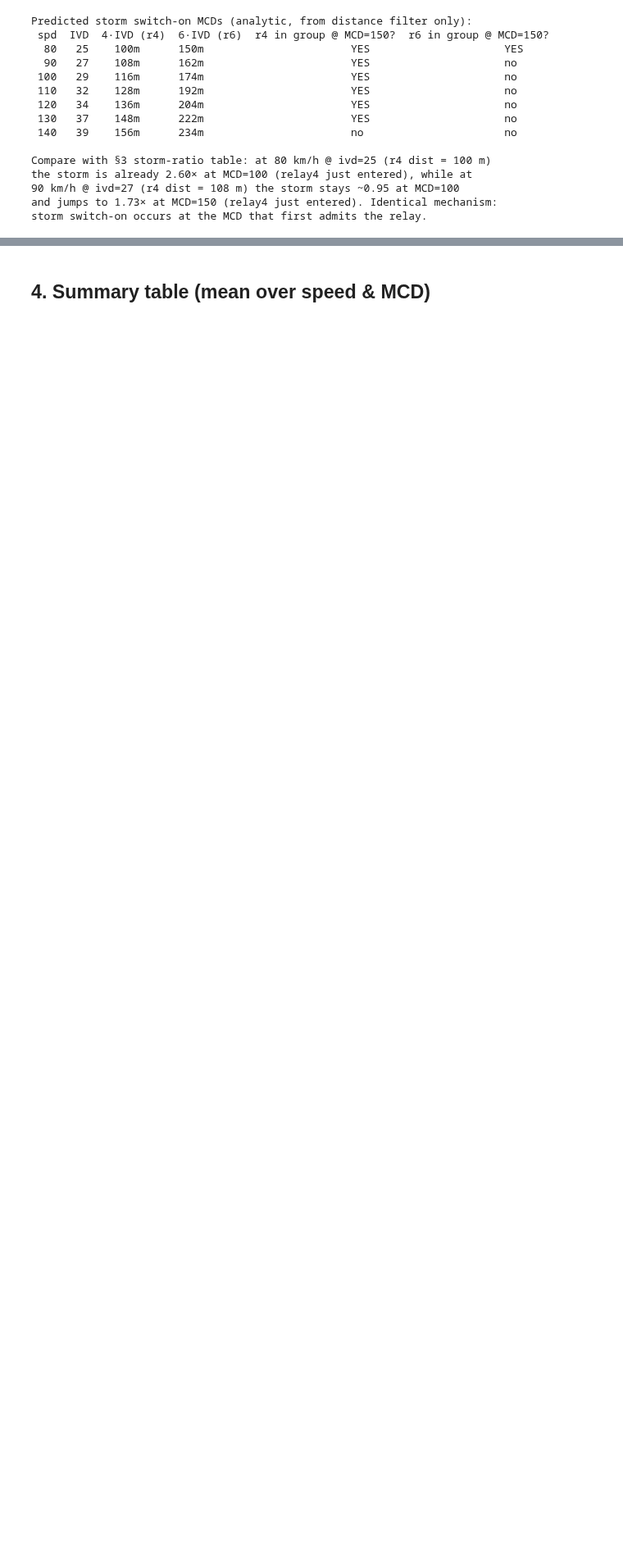
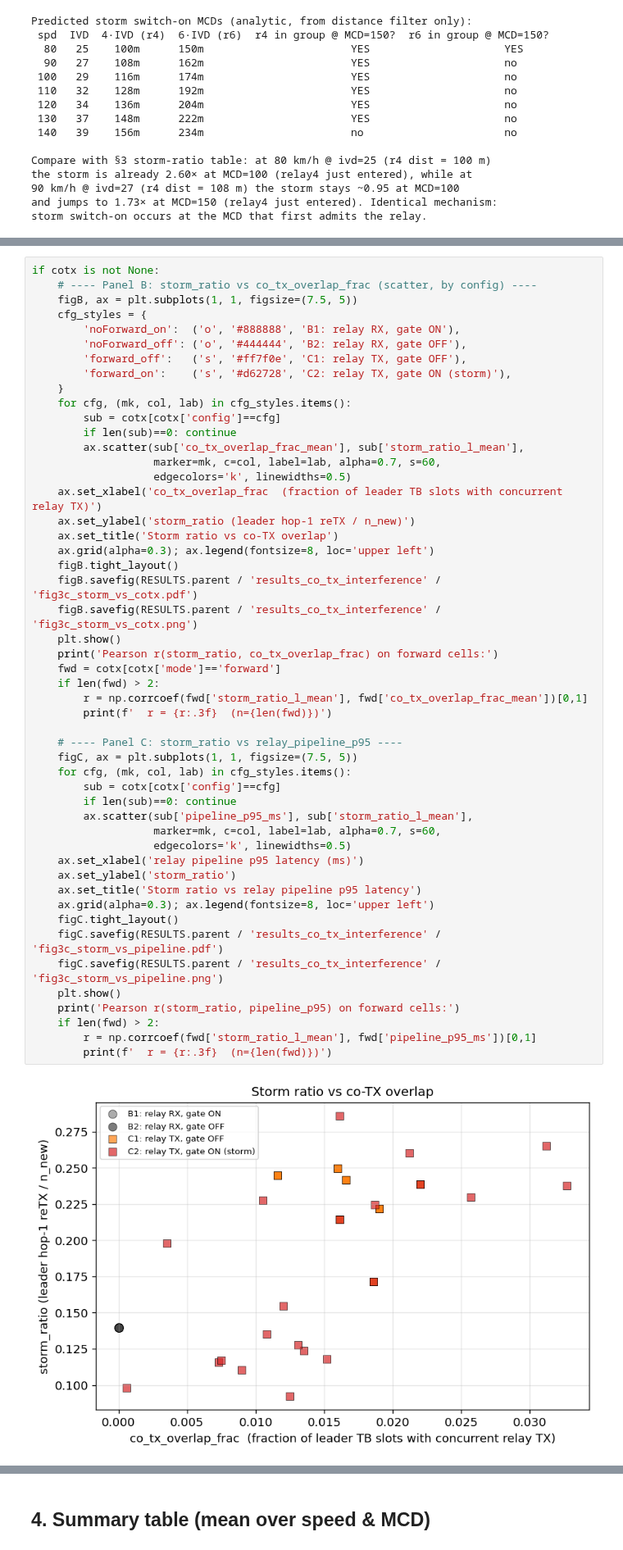
Before and after one commit to 0had0/groupcast-adaptation-ns3, a Jupyter notebook: scratch_overlay/relay_storm_eval/analysis.ipynb, the cells around one changed output, grey strips where cells are left out. Shown at 82% size. Drawn from its saved outputs; the diff is of its cells as text; blank space fills up the shorter version.

```diff
--- a/scratch_overlay/relay_storm_eval/analysis.ipynb
+++ b/scratch_overlay/relay_storm_eval/analysis.ipynb
@@ -578,0 +690,52 @@ storm switch-on occurs at the MCD that first admits the relay.
+# %%
+if cotx is not None:
+    # ---- Panel B: storm_ratio vs co_tx_overlap_frac (scatter, by config) ----
+    figB, ax = plt.subplots(1, 1, figsize=(7.5, 5))
+    cfg_styles = {
+        'noForward_on':  ('o', '#888888', 'B1: relay RX, gate ON'),
+        'noForward_off': ('o', '#444444', 'B2: relay RX, gate OFF'),
+        'forward_off':   ('s', '#ff7f0e', 'C1: relay TX, gate OFF'),
+        'forward_on':    ('s', '#d62728', 'C2: relay TX, gate ON (storm)'),
+    }
+    for cfg, (mk, col, lab) in cfg_styles.items():
+        sub = cotx[cotx['config']==cfg]
+        if len(sub)==0: continue
+        ax.scatter(sub['co_tx_overlap_frac_mean'], sub['storm_ratio_l_mean'],
+                   marker=mk, c=col, label=lab, alpha=0.7, s=60,
+                   edgecolors='k', linewidths=0.5)
+    ax.set_xlabel('co_tx_overlap_frac  (fraction of leader TB slots with concurrent relay TX)')
+    ax.set_ylabel('storm_ratio (leader hop-1 reTX / n_new)')
+    ax.set_title('Storm ratio vs co-TX overlap')
+    ax.grid(alpha=0.3); ax.legend(fontsize=8, loc='upper left')
+    figB.tight_layout()
+    figB.savefig(RESULTS.parent / 'results_co_tx_interference' / 'fig3c_storm_vs_cotx.pdf')
+    figB.savefig(RESULTS.parent / 'results_co_tx_interference' / 'fig3c_storm_vs_cotx.png')
+    plt.show()
+    print('Pearson r(storm_ratio, co_tx_overlap_frac) on forward cells:')
+    fwd = cotx[cotx['mode']=='forward']
+    if len(fwd) > 2:
+        r = np.corrcoef(fwd['storm_ratio_l_mean'], fwd['co_tx_overlap_frac_mean'])[0,1]
+        print(f'  r = {r:.3f}  (n={len(fwd)})')
+
+    # ---- Panel C: storm_ratio vs relay_pipeline_p95 ----
+    figC, ax = plt.subplots(1, 1, figsize=(7.5, 5))
+    for cfg, (mk, col, lab) in cfg_styles.items():
+        sub = cotx[cotx['config']==cfg]
+        if len(sub)==0: continue
+        ax.scatter(sub['pipeline_p95_ms'], sub['storm_ratio_l_mean'],
+                   marker=mk, c=col, label=lab, alpha=0.7, s=60,
+                   edgecolors='k', linewidths=0.5)
+    ax.set_xlabel('relay pipeline p95 latency (ms)')
+    ax.set_ylabel('storm_ratio')
+    ax.set_title('Storm ratio vs relay pipeline p95 latency')
+    ax.grid(alpha=0.3); ax.legend(fontsize=8, loc='upper left')
+    figC.tight_layout()
+    figC.savefig(RESULTS.parent / 'results_co_tx_interference' / 'fig3c_storm_vs_pipeline.pdf')
+    figC.savefig(RESULTS.parent / 'results_co_tx_interference' / 'fig3c_storm_vs_pipeline.png')
+    plt.show()
+    print('Pearson r(storm_ratio, pipeline_p95) on forward cells:')
+    if len(fwd) > 2:
+        r = np.corrcoef(fwd['storm_ratio_l_mean'], fwd['pipeline_p95_ms'])[0,1]
+        print(f'  r = {r:.3f}  (n={len(fwd)})')
+# %% [output]
+[figure, added]
```
Also changed, not shown: parts of 6 cells of this notebook, 4 other files.
